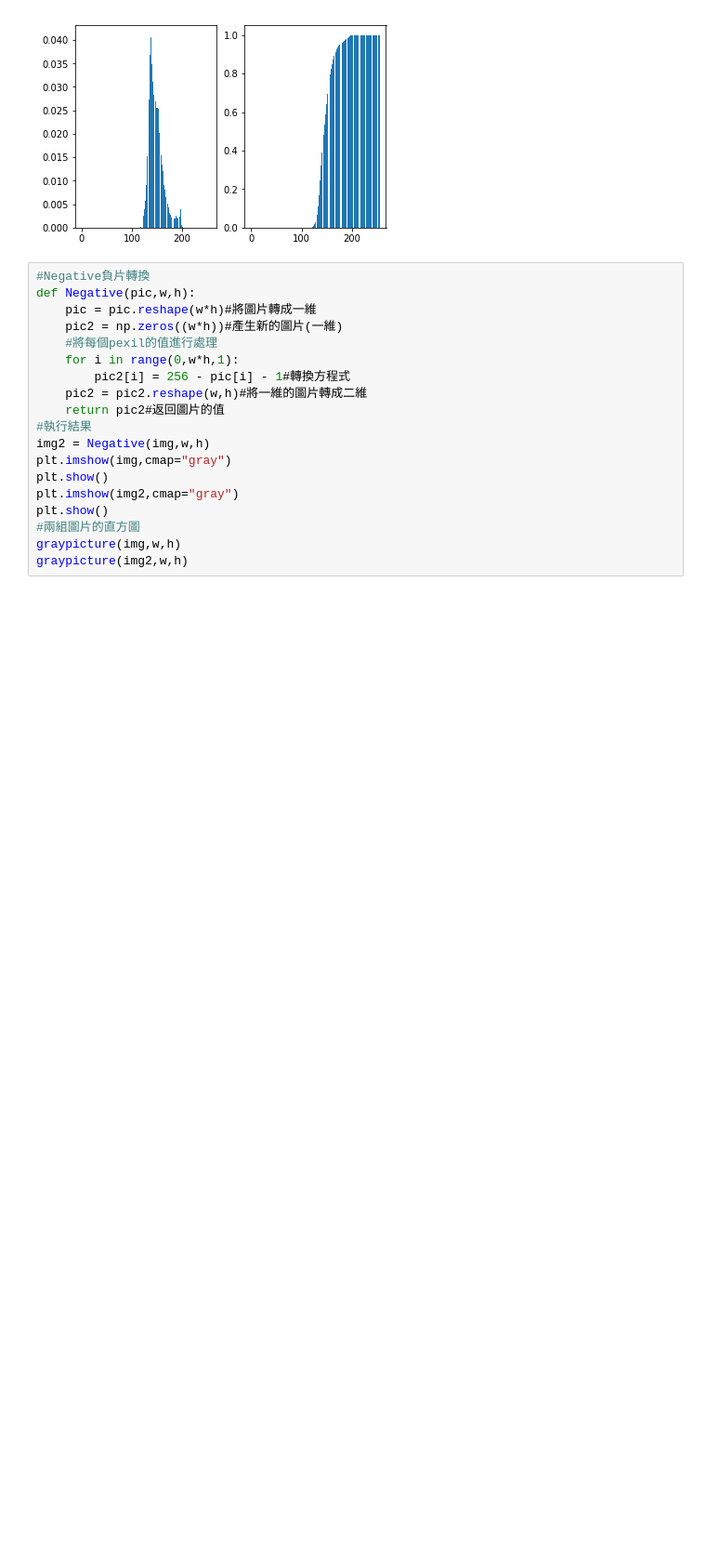
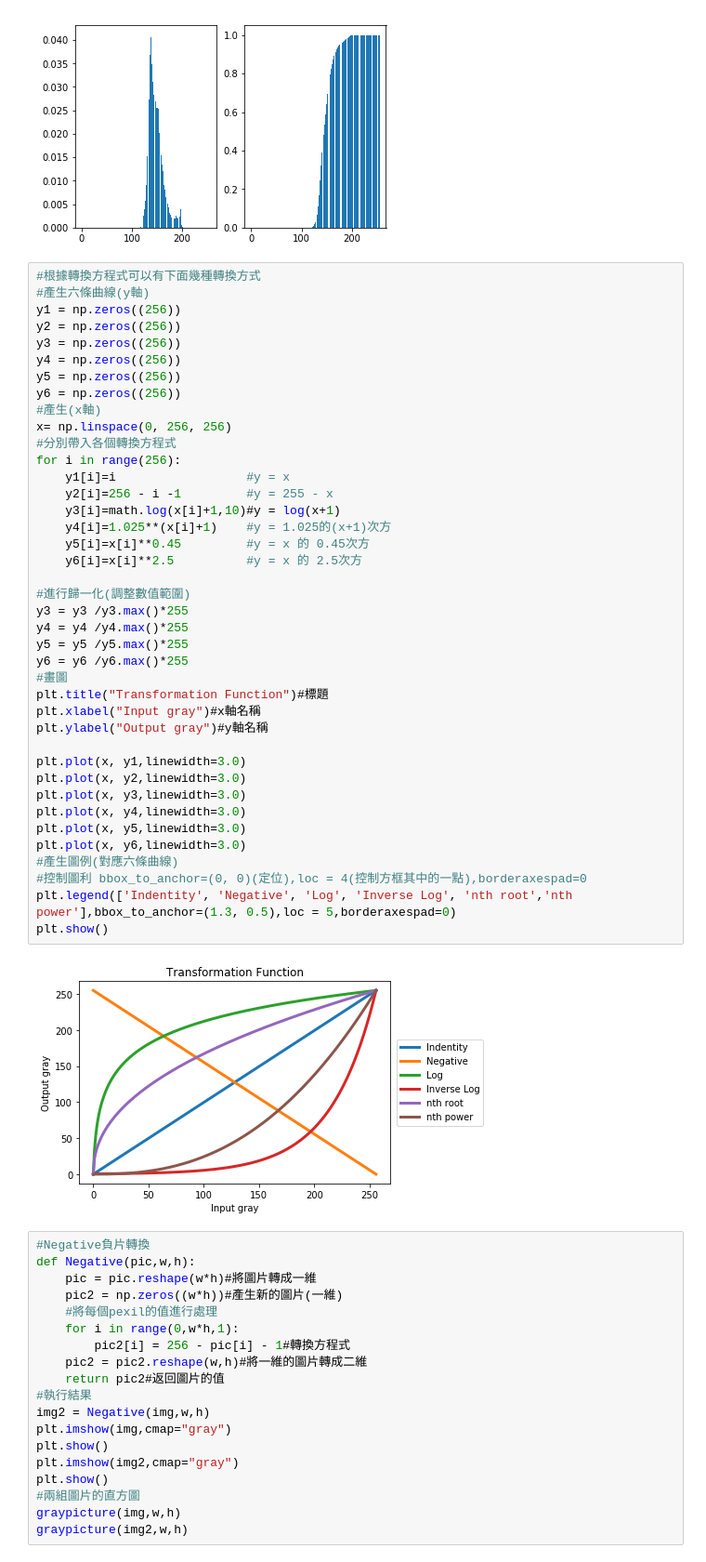
Before and after one commit to cl9612023/School-Learnig, a Jupyter notebook: Image Processing/Python/Image Processing 01.ipynb, the cells around one changed output. Shown at 93% size. Cells and saved outputs as stored; diff of their text form; blank space fills up the shorter version.

```diff
--- a/Image Processing/Python/Image Processing 01.ipynb
+++ b/Image Processing/Python/Image Processing 01.ipynb
@@ -37,6 +38,48 @@ def graypicture(img,w,h):#輸入圖片(二維)和寬和長
 graypicture(img,w,h)
 # %% [output]
 [figure]
+# %%
+#根據轉換方程式可以有下面幾種轉換方式
+#產生六條曲線(y軸)
+y1 = np.zeros((256))
+y2 = np.zeros((256))
+y3 = np.zeros((256))
+y4 = np.zeros((256))
+y5 = np.zeros((256))
+y6 = np.zeros((256))
+#產生(x軸)
+x= np.linspace(0, 256, 256)
+#分別帶入各個轉換方程式
+for i in range(256):
+    y1[i]=i                  #y = x
+    y2[i]=256 - i -1         #y = 255 - x
+    y3[i]=math.log(x[i]+1,10)#y = log(x+1)
+    y4[i]=1.025**(x[i]+1)    #y = 1.025的(x+1)次方
+    y5[i]=x[i]**0.45         #y = x 的 0.45次方
+    y6[i]=x[i]**2.5          #y = x 的 2.5次方
+
+#進行歸一化(調整數值範圍)
+y3 = y3 /y3.max()*255
+y4 = y4 /y4.max()*255
+y5 = y5 /y5.max()*255
+y6 = y6 /y6.max()*255
+#畫圖
+plt.title("Transformation Function")#標題
+plt.xlabel("Input gray")#x軸名稱
+plt.ylabel("Output gray")#y軸名稱
+
+plt.plot(x, y1,linewidth=3.0)
+plt.plot(x, y2,linewidth=3.0)
+plt.plot(x, y3,linewidth=3.0)
+plt.plot(x, y4,linewidth=3.0)
+plt.plot(x, y5,linewidth=3.0)
+plt.plot(x, y6,linewidth=3.0)
+#產生圖例(對應六條曲線)
+#控制圖利 bbox_to_anchor=(0, 0)(定位),loc = 4(控制方框其中的一點),borderaxespad=0
+plt.legend(['Indentity', 'Negative', 'Log', 'Inverse Log', 'nth root','nth power'],bbox_to_anchor=(1.3, 0.5),loc = 5,borderaxespad=0)
+plt.show()
+# %% [output]
+[figure, added]
 # %%
 #Negative負片轉換
 def Negative(pic,w,h):
```
Also changed, not shown: parts of 3 cells of this notebook.
